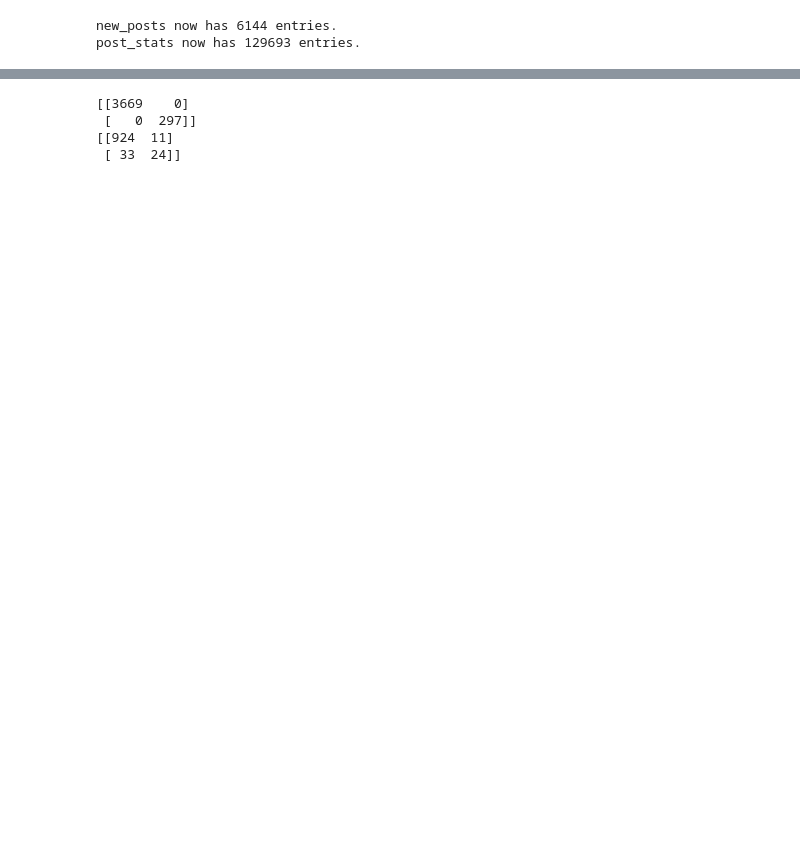
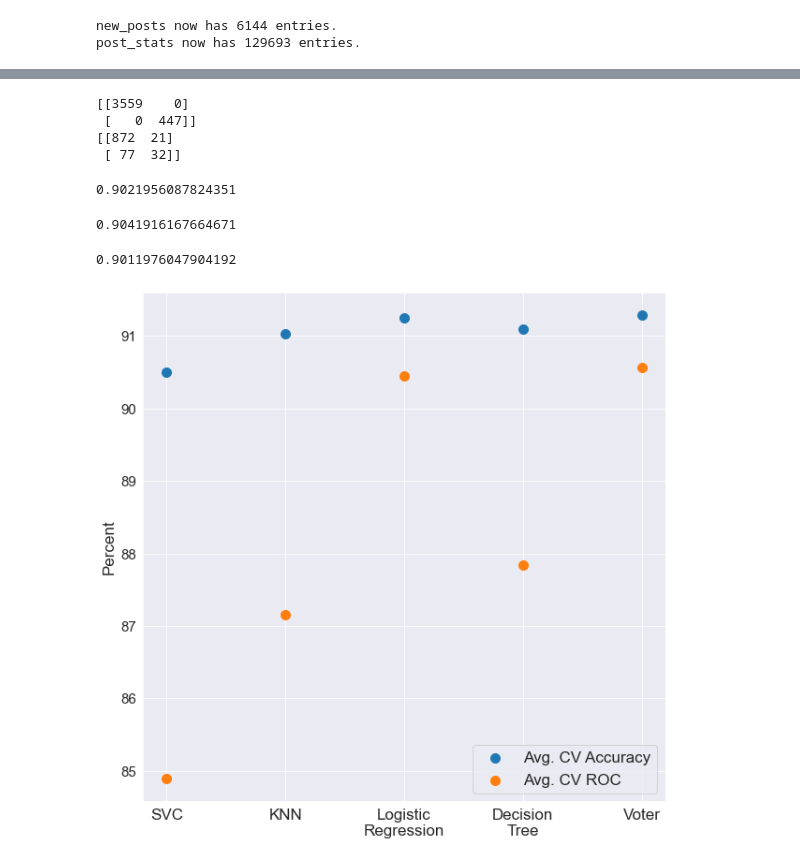
Before and after one commit to mathjkim/gazelle-erdos-fall2021, a Jupyter notebook: Pat/ViralClassifier.ipynb, the cells around one changed output, grey strips where cells are left out. Saved outputs shown, nothing was run; the diff lists cells and outputs as text; code cells hidden in the pictures; blank space fills up the shorter version.

```diff
--- a/Pat/ViralClassifier.ipynb
+++ b/Pat/ViralClassifier.ipynb
@@ -242,8 +243,62 @@ print(RFC_matrix)
 
 pred_test = RFC.predict(WSB_df_test[predictors])
 print(confusion_matrix(WSB_df_test['viral'], pred_test))
+
+accuracy_score(WSB_df_test['viral'], pred_test)
 # %% [output]
-[[3669    0]
- [   0  297]]
-[[924  11]
- [ 33  24]]
+[[3559    0]
+ [   0  447]]
+[[872  21]
+ [ 77  32]]
+0.9021956087824351
+# %%
+#Now check if Soudi's logreg classifier works here
+selected_features = ['hot_val','upvotes','DD','Daily Discussion','Discussion','Gain','Loss','Meme',
+       'Mods','News','Technical Analysis','Weekend Discussion','YOLO']
+
+log_reg_clf = LogisticRegression(C = 0.1, max_iter = 10000)
+
+# fit the model
+log_reg_clf.fit(WSB_df_train[selected_features], WSB_df_train['viral'])
+
+pred = log_reg_clf.predict(WSB_df_test[selected_features])
+
+accuracy_score(WSB_df_test['viral'], pred)
+# %% [output]
+0.9041916167664671
+# %%
+#What if we add the language terms?
+selected_features = ['hot_val','upvotes','DD','Daily Discussion','Discussion','Gain','Loss','Meme',
+       'Mods','News','Technical Analysis','Weekend Discussion','YOLO','propernouns',
+       'numbers', 'hashtags', 'symbols']
+
+log_reg_clf = LogisticRegression(C = 0.1, max_iter = 10000)
+
+# fit the model
+log_reg_clf.fit(WSB_df_train[selected_features], WSB_df_train['viral'])
+
+pred = log_reg_clf.predict(WSB_df_test[selected_features])
+
+accuracy_score(WSB_df_test['viral'], pred)
+# %% [output]
+0.9011976047904192
+# %%
+cv_accs = np.array([0.90503649, 0.91023682, 0.91245215, 0.9109748 , 0.91282803])
+cv_rocs = np.array([0.84899819, 0.87160194, 0.90451615, 0.87844867, 0.9056101 ])
+
+plt.figure(figsize=(10,10))
+
+plt.scatter(range(5), 100*cv_accs, s=100, label='Avg. CV Accuracy')
+plt.scatter(range(5), 100*cv_rocs, s=100, label='Avg. CV ROC')
+
+#plt.xlabel("Model", fontsize=18)
+plt.ylabel("Percent", fontsize=17)
+
+plt.yticks(fontsize=15)
+plt.xticks(range(5), ['SVC', 'KNN', 'Logistic\nRegression','Decision\nTree','Voter'], fontsize=17)
+
+plt.legend(fontsize=17)
+
+plt.show()
+# %% [output]
+[figure, added]
```
Also changed, not shown: parts of 14 cells of this notebook.
